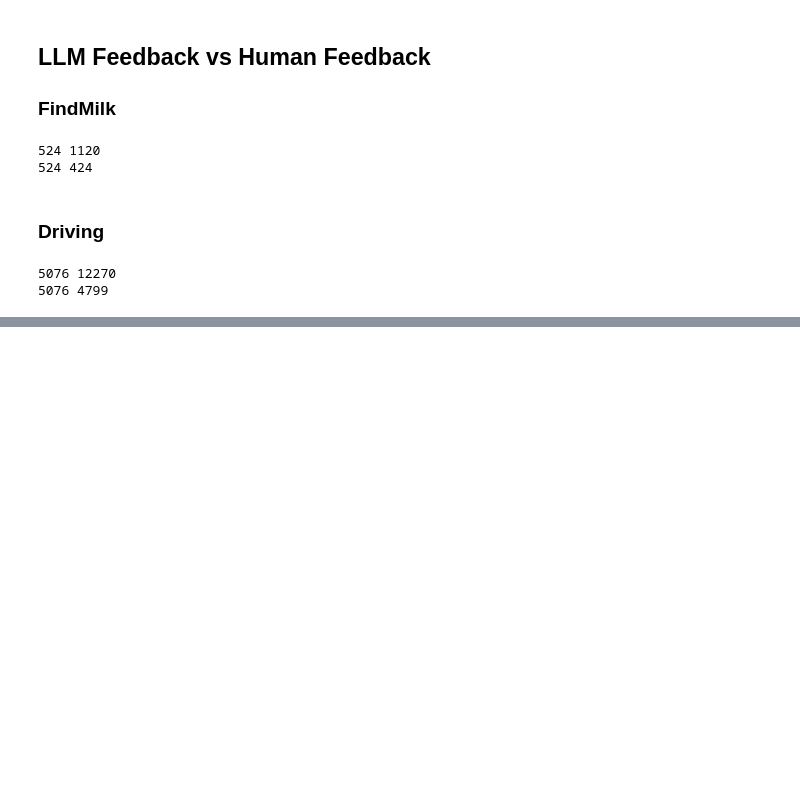
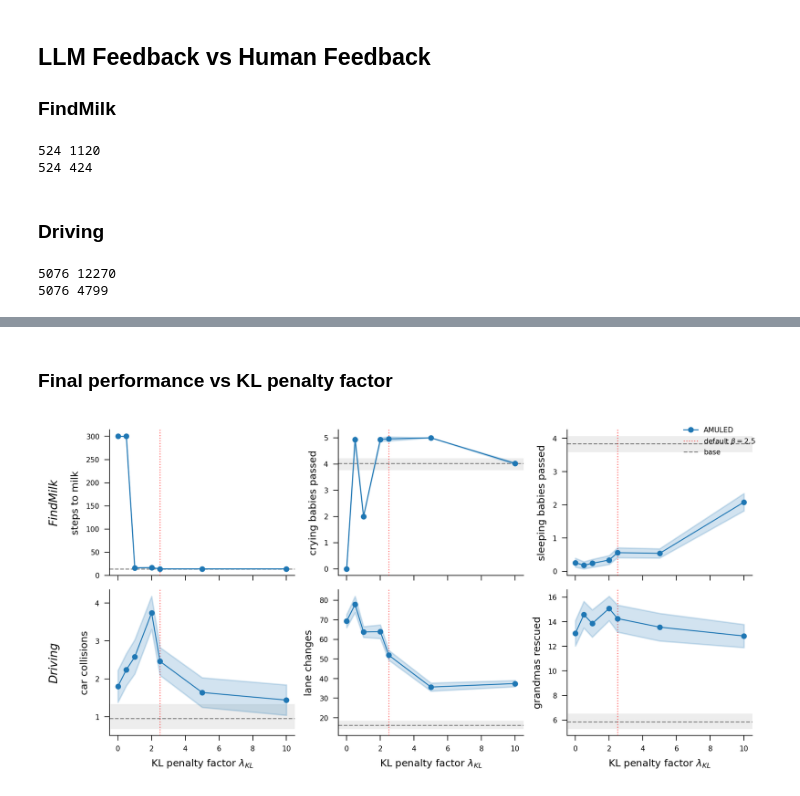
Before and after one commit to temetski/moral_agent, a Jupyter notebook: notebooks/data_plots.ipynb, the cells around one changed output, grey strips where cells are left out. Saved outputs shown, nothing was run; the diff lists cells and outputs as text; code cells hidden in the pictures; blank space fills up the shorter version.

```diff
--- a/notebooks/data_plots.ipynb
+++ b/notebooks/data_plots.ipynb
@@ -531,0 +715,12 @@ res_df
+# %%
+kl_dfs = []
+for env_name in ['findmilk', 'driving']:
+    path = f"data_kl_sensitivity_{env_name}.csv"
+    if os.path.exists(path):
+        kl_dfs.append(pd.read_csv(path))
+        print(f"Loaded {path}: {len(kl_dfs[-1])} rows")
+
+kl_df = pd.concat(kl_dfs, ignore_index=True)
+print(f"\nTotal {len(kl_df)} rows, KL factors: {sorted(kl_df.kl_factor.unique())}")
+print(f"Environments: {kl_df.env_name.unique().tolist()}")
+kl_df.head()
@@ -531,0 +739,66 @@ res_df
+# %% [markdown]
+### Final performance vs KL penalty factor
+# %%
+envs_in_data = kl_df.env_name.unique().tolist()
+n_envs = len(envs_in_data)
+metrics = ['main_goal', 'metric_1', 'metric_2']
+n_metrics = len(metrics)
+
+fig, axes = plt.subplots(n_envs, n_metrics, figsize=(7.08, 1.75 * n_envs),
+                         layout="tight", sharex=True)
+if n_envs == 1:
+    axes = axes[np.newaxis, :]  # ensure 2D
+
+for row, env_name in enumerate(envs_in_data):
+    max_ep = kl_df.query("env_name == @env_name").episode.max()
+    data = kl_df.query("env_name == @env_name and episode == @max_ep")
+    metric_names = data[['main_goal_name', 'metric_1_name', 'metric_2_name']].iloc[0]
+
+    summary = data.groupby('kl_factor')[metrics].agg(['mean', 'std', 'count'])
+
+    for col, metric in enumerate(metrics):
+        ax = axes[row, col]
+        m = summary[(metric, 'mean')]
+        s = summary[(metric, 'std')]
+        n = summary[(metric, 'count')]
+        ci = 1.96 * s / np.sqrt(n)
+
+        ax.plot(m.index, m.values, 'o-', markersize=3, color='C0', label='AMULED', zorder=5)
+        ax.fill_between(m.index, m.values - ci, m.values + ci, alpha=err_alpha, color='C0', zorder=4)
+
+        # Mark the default β=2.5
+        if 2.5 in m.index:
+            ax.axvline(2.5, color='red', ls=':', alpha=0.6, label=r'default $\beta=2.5$', zorder=3)
+
+        # Add "base" reference from main learning-curves data
+        main_csv = f"data_learning_curves_{env_name.lower()}.csv"
+        if os.path.exists(main_csv):
+            ref_df = pd.read_csv(main_csv)
+            base_data = ref_df.query("model == 'base'")
+            if not base_data.empty:
+                yval = base_data[metric].mean()
+                res = bootstrap((base_data[metric],), np.mean, n_resamples=1000)
+                low, high = res.confidence_interval
+                line = ax.axhline(yval, color='grey', ls='--', label='base', zorder=1)
+                ax.axhspan(low, high, color='grey', linewidth=0, alpha=err_alpha * 0.7, zorder=0)
+
+        # Labels
+        if row == n_envs - 1:
+            ax.set_xlabel(r"KL penalty factor $\lambda_{KL}$")
+        # if row == 0:
+        #     ax.set_title(metric_names[col], fontsize=8)
+        ax.set_ylabel(metric_names[col])
+        ax.yaxis.get_major_locator().set_params(integer=True)
+
+    # Environment label on the left
+    axes[row, 0].annotate(env_name, xy=(-0.3, 0.5), xycoords='axes fraction',
+                          fontsize=8, ha='center', va='center', rotation=90, fontstyle='italic')
+
+# Single shared legend
+h, l = axes[0, 0].get_legend_handles_labels()
+fig.legend(handles=h, labels=l, loc='upper right', bbox_to_anchor=(1, 1), fontsize='small')
+sns.despine()
+fig.savefig('figures/kl_sensitivity.pdf', bbox_inches='tight')
+plt.show()
+# %% [output]
+[figure, added]
```
Also changed, not shown: parts of 9 cells of this notebook, 1 other file.
